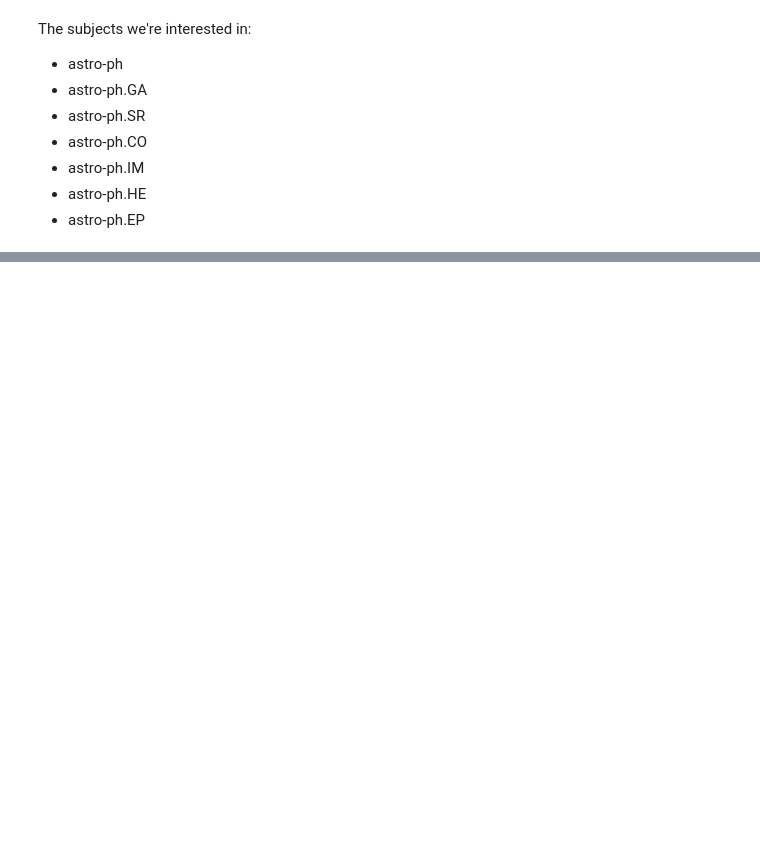
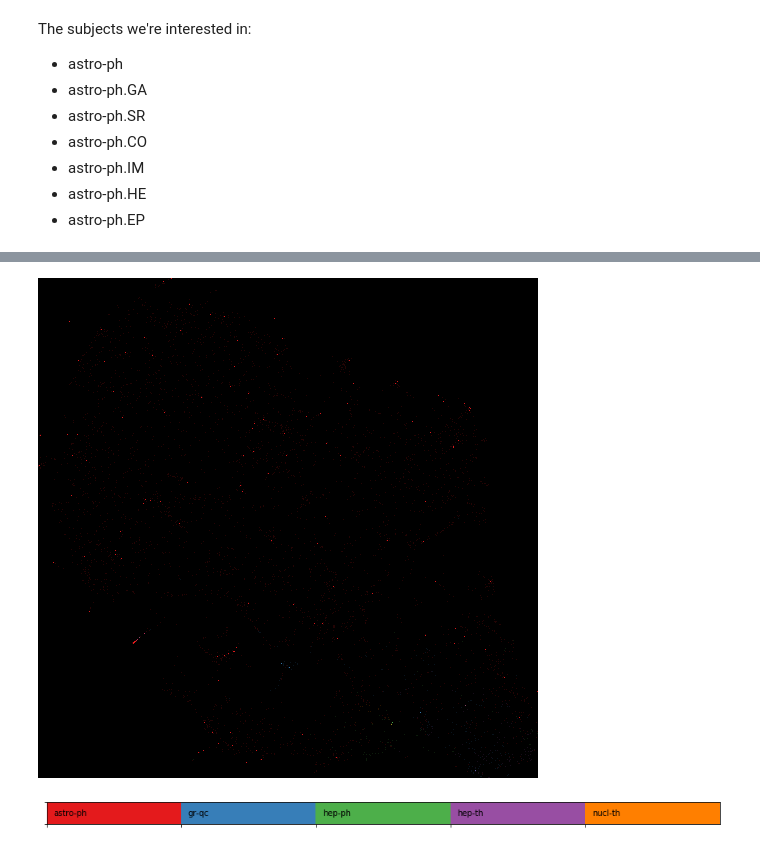
Before and after one commit to brienna/arxiv, a Jupyter notebook: doc2vec.ipynb, the cells around one changed output, grey strips where cells are left out. Saved outputs shown, nothing was run; the diff lists cells and outputs as text; code cells hidden in the pictures; blank space fills up the shorter version.

```diff
--- a/doc2vec.ipynb
+++ b/doc2vec.ipynb
@@ -280,0 +447,30 @@ keyplot(color_palette('Set1',9),names=['astro-ph',
+# %%
+# `cat` specifies which categorical column we want to color by, and topN limits plotting to the top N most common categories in that column
+def create_image(w=plot_width, h=plot_height,cat=None,color_key=None,topN=5):
+    # if we specify a `topN`, determined which are the top N most commmon categories, and limit the dataframe to the corresponding rows
+    if topN is not None:
+        topN = data_joined[cat].value_counts()[:topN].index.values
+        df = data_joined[data_joined[cat].isin(topN)].copy()
+    else:
+        df = data_joined
+    # now that we've done our sampling we can convert the column to a category type
+    df[cat] = df[cat].astype('category')
+    # unless we explicitly pass a {category:color} dictionary, generate the color map
+    if color_key is None:
+        unique_values = sorted(df[cat].unique())
+        # this is s kludge to handle the fact that some plotting libraries don't handle seaborn color paletes well (just converting to hex color names)
+        colors = ['#%02x%02x%02x' % (a, b, c) for a,b,c in np.round(255*np.array(color_palette('Set1',n_colors=len(unique_values)))).astype(int)]
+        # use matplotlib to draw a legend
+        keyplot(colors,unique_values)
+        color_key = {val:color for val,color in zip(unique_values,colors)}
+
+    # now the plotting command is the sameas above, except we use a `color_key` arugment to tell datashader how to color each point
+    cvs = ds.Canvas(plot_width=w, plot_height=h)
+    agg = cvs.points(df, 'x', 'y', ds.count_cat(cat))
+    img = tf.shade(agg, color_key=color_key, how='eq_hist')
+    return img
+# %%
+export(create_image(cat='category'),'tempfile')
+# %% [output]
+[figure, added]
+[figure, added]
```
Also changed, not shown: parts of 21 cells of this notebook.
